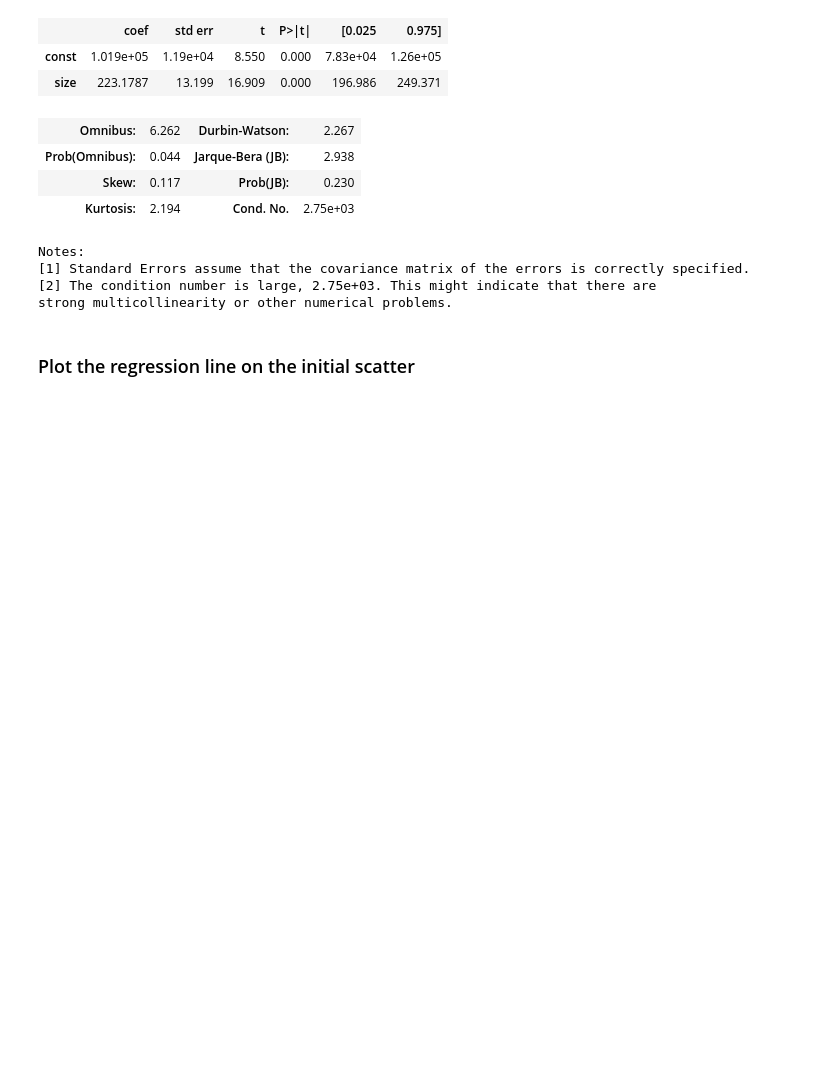
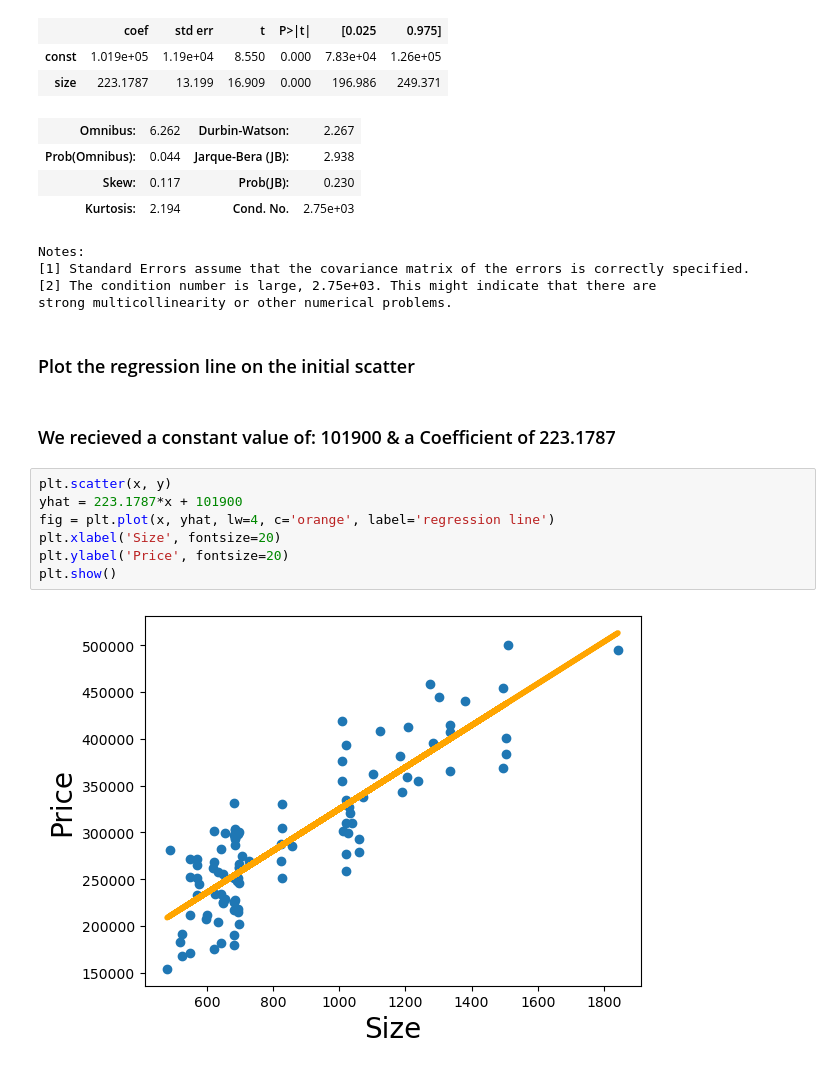
Before and after one commit to ThaboJChesane/Simple-Linear-Regression, a Jupyter notebook: Simple Linear Regression Exercise.ipynb, the cells around one changed output. Drawn from its saved outputs; the diff is of its cells as text; blank space fills up the shorter version.

Commit message:
Plot the regression line on the initial scatter

```diff
--- a/Simple Linear Regression Exercise.ipynb
+++ b/Simple Linear Regression Exercise.ipynb
@@ -87,3 +87,14 @@ Notes:
 strong multicollinearity or other numerical problems.
 # %% [markdown]
 ### Plot the regression line on the initial scatter
+# %% [markdown]
+### We recieved a constant value of: 101900 & a Coefficient of 223.1787
+# %%
+plt.scatter(x, y)
+yhat = 223.1787*x + 101900
+fig = plt.plot(x, yhat, lw=4, c='orange', label='regression line')
+plt.xlabel('Size', fontsize=20)
+plt.ylabel('Price', fontsize=20)
+plt.show()
+# %% [output]
+[figure, added]
```
